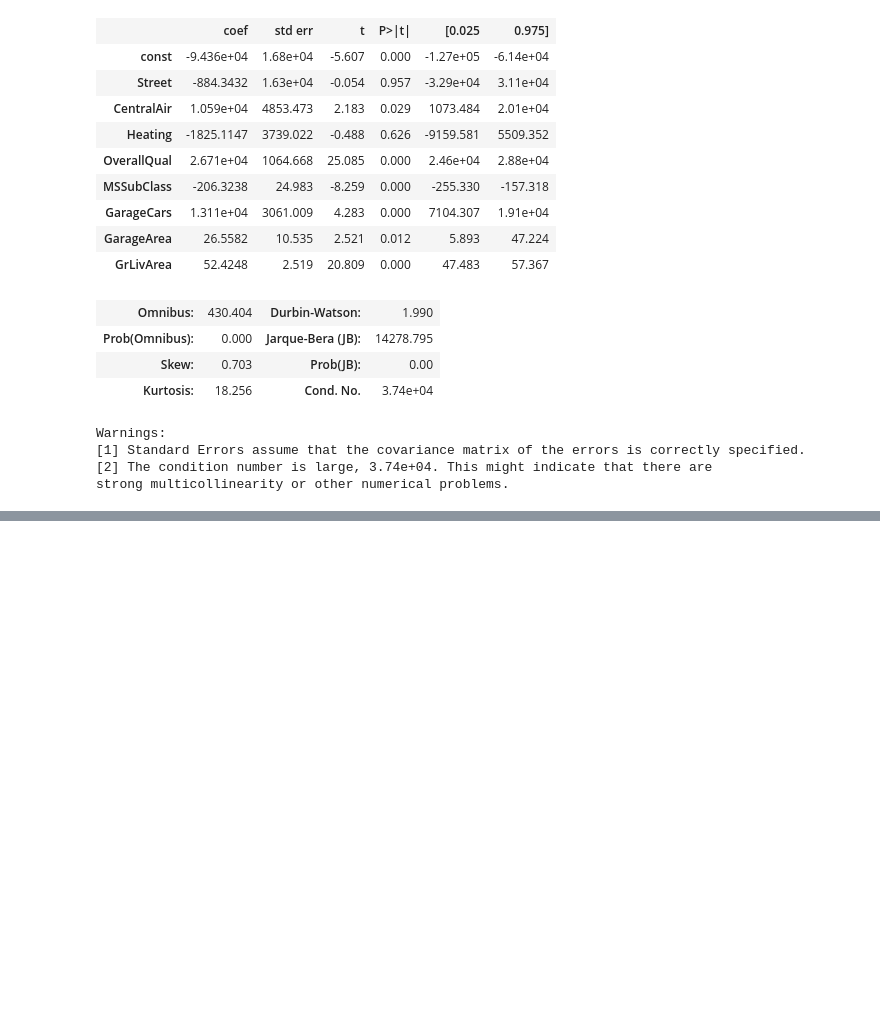
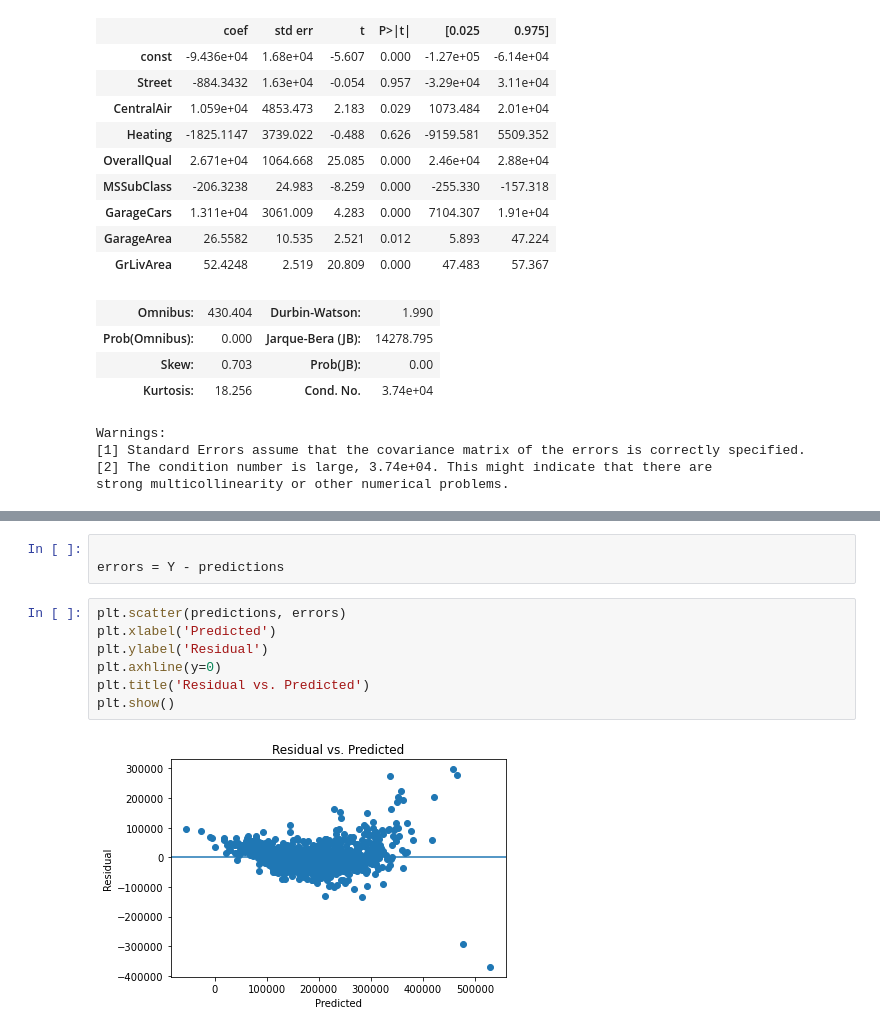
Before and after one commit to FurkanSrtc/DataScience, a Jupyter notebook: Assignments for Regression_Problems/A_02_simple_linear_regression_models.ipynb, the cells around one changed output, grey strips where cells are left out. Drawn from its saved outputs; the diff is of its cells as text; blank space fills up the shorter version.

```diff
--- a/Assignments for Regression_Problems/A_02_simple_linear_regression_models.ipynb
+++ b/Assignments for Regression_Problems/A_02_simple_linear_regression_models.ipynb
@@ -249,0 +293,12 @@ strong multicollinearity or other numerical problems.
+# %%
+
+errors = Y - predictions
+# %%
+plt.scatter(predictions, errors)
+plt.xlabel('Predicted')
+plt.ylabel('Residual')
+plt.axhline(y=0)
+plt.title('Residual vs. Predicted')
+plt.show()
+# %% [output]
+[figure, added]
```
Also changed, not shown: parts of 8 cells of this notebook.
